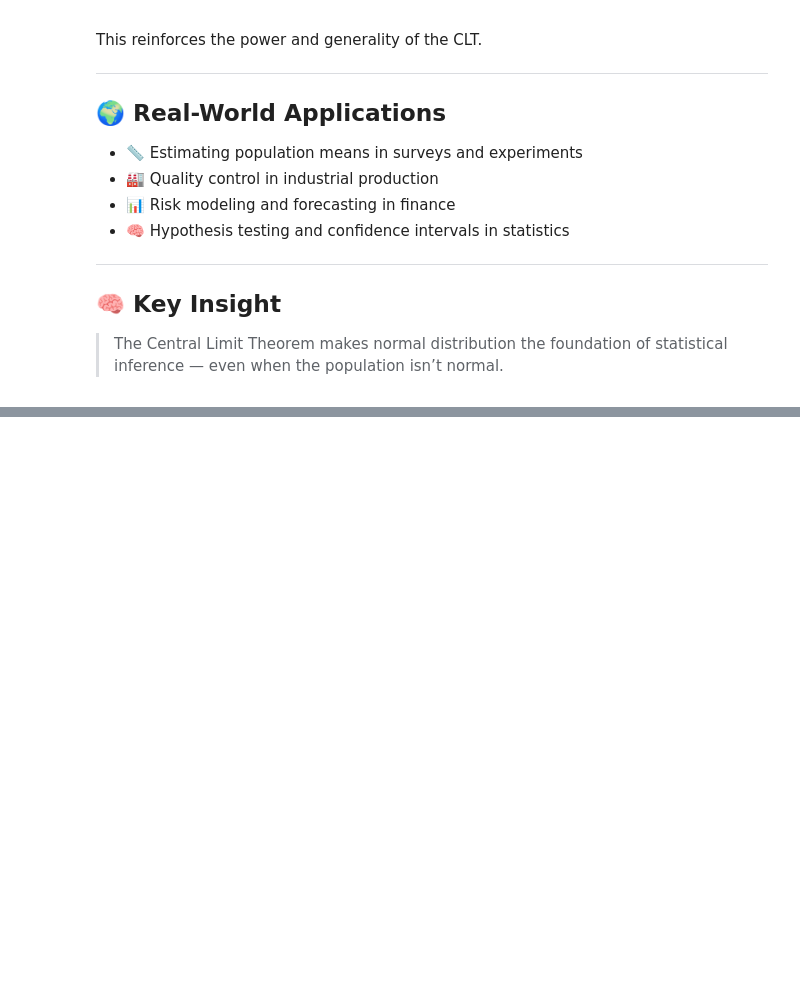
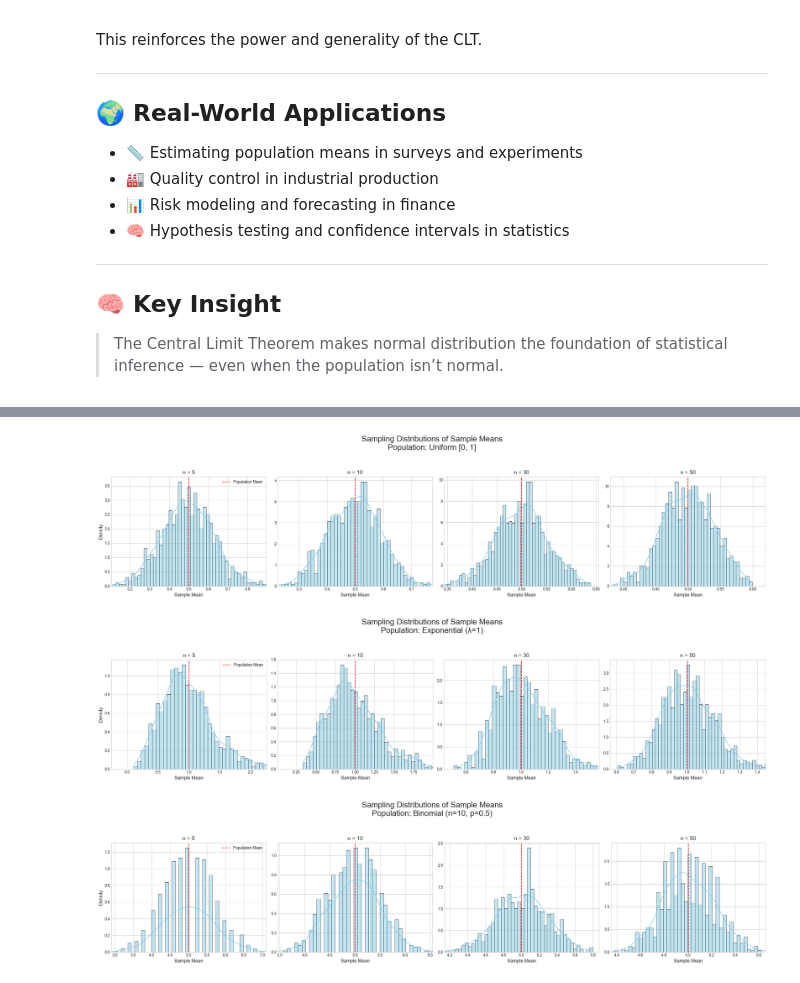
Before and after one commit to mehmetuurs/solutions_repo, a Jupyter notebook: 1 Physics/6 Statistics/Problem_1.ipynb, the cells around one changed output, grey strips where cells are left out. Cells and saved outputs as stored; diff of their text form; code cells hidden in the pictures; blank space fills up the shorter version.

```diff
--- a/1 Physics/6 Statistics/Problem_1.ipynb
+++ b/1 Physics/6 Statistics/Problem_1.ipynb
@@ -106,0 +60,56 @@ for name, population in distributions.items():
+# %%
+import numpy as np
+import matplotlib.pyplot as plt
+import seaborn as sns
+
+# Settings
+np.random.seed(42)
+pop_size = 100000
+num_samples = 1000
+sample_sizes = [5, 10, 30, 50]
+
+# Plot style
+plt.style.use('seaborn-v0_8-whitegrid')
+
+# Distributions to test
+distributions = {
+    'Uniform [0, 1]': np.random.uniform(0, 1, pop_size),
+    'Exponential (λ=1)': np.random.exponential(scale=1.0, size=pop_size),
+    'Binomial (n=10, p=0.5)': np.random.binomial(n=10, p=0.5, size=pop_size)
+}
+
+# Loop through each distribution
+for name, population in distributions.items():
+    fig, axes = plt.subplots(1, len(sample_sizes), figsize=(24, 6))  # BIGGER plot area
+    fig.suptitle(f'Sampling Distributions of Sample Means\nPopulation: {name}', fontsize=20)
+
+    for i, n in enumerate(sample_sizes):
+        sample_means = [np.mean(np.random.choice(population, size=n)) for _ in range(num_samples)]
+
+        ax = axes[i]
+        sns.histplot(sample_means, kde=True, stat="density", bins=50, ax=ax, color='skyblue', edgecolor='black')
+
+        # Formatting
+        ax.set_title(f'n = {n}', fontsize=14)
+        ax.set_xlabel('Sample Mean', fontsize=12)
+        if i == 0:
+            ax.set_ylabel('Density', fontsize=12)
+        else:
+            ax.set_ylabel('')
+
+        # Zoom and details
+        pop_mean = np.mean(population)
+        std_sample = np.std(sample_means)
+        ax.set_xlim(pop_mean - 3 * std_sample, pop_mean + 3 * std_sample)
+        ax.axvline(pop_mean, color='red', linestyle='--', label='Population Mean')
+        if i == 0:
+            ax.legend(fontsize=10)
+
+        ax.tick_params(labelsize=10)
+
+    plt.tight_layout(rect=[0, 0, 1, 0.92])
+    plt.show()
+# %% [output]
+[figure, added]
+[figure, added]
+[figure, added]
```
Also changed, not shown: parts of 1 cell of this notebook, 1 other file.
